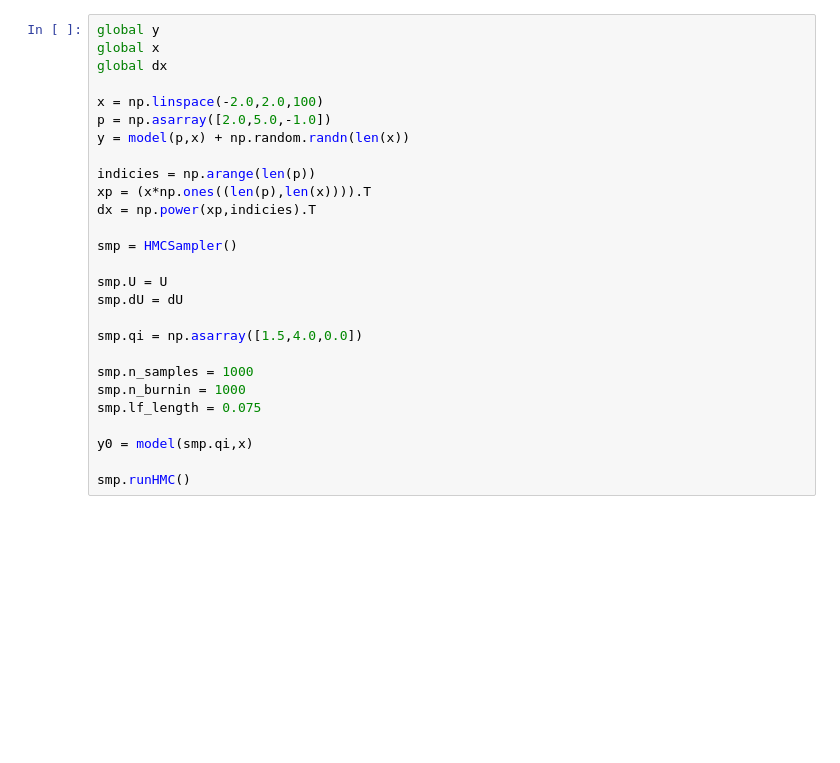
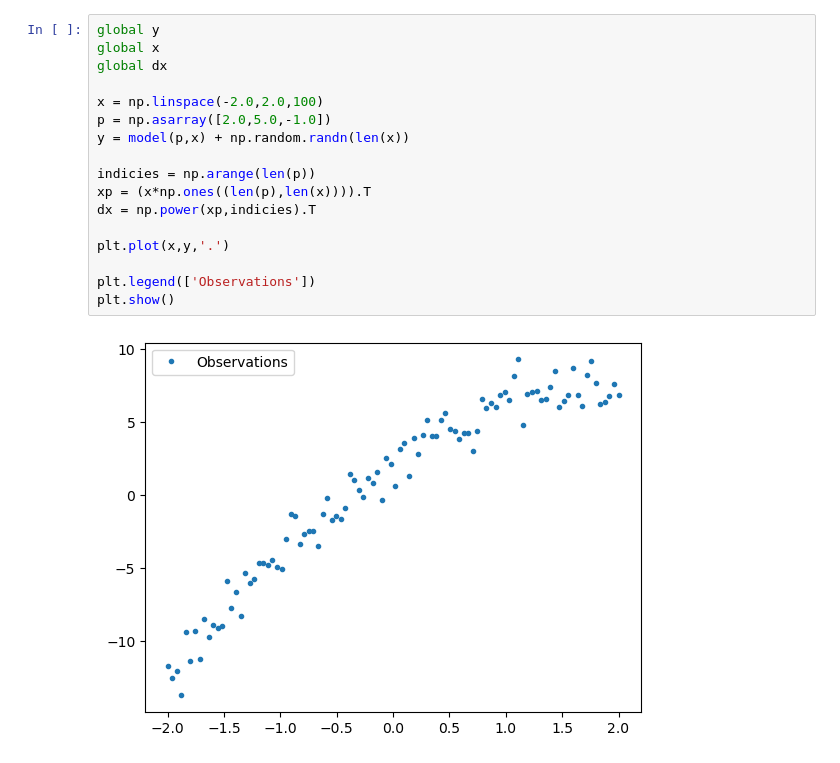
Before and after one commit to dylannpaterson/HMC, a Jupyter notebook: example.ipynb, the cells around one changed output. Saved outputs shown, nothing was run; the diff lists cells and outputs as text; blank space fills up the shorter version.

```diff
--- a/example.ipynb
+++ b/example.ipynb
@@ -19,27 +39,19 @@ def dmodel(q,x):
 # %%
 global y
 global x
 global dx
 
 x = np.linspace(-2.0,2.0,100)
 p = np.asarray([2.0,5.0,-1.0])
 y = model(p,x) + np.random.randn(len(x))
 
 indicies = np.arange(len(p))
 xp = (x*np.ones((len(p),len(x)))).T
 dx = np.power(xp,indicies).T
 
-smp = HMCSampler()
+plt.plot(x,y,'.')
 
-smp.U = U
-smp.dU = dU
-
-smp.qi = np.asarray([1.5,4.0,0.0])
-
-smp.n_samples = 1000
-smp.n_burnin = 1000
-smp.lf_length = 0.075
-
-y0 = model(smp.qi,x)
-
-smp.runHMC()
+plt.legend(['Observations'])
+plt.show()
+# %% [output]
+[figure, added]
```
Also changed, not shown: parts of 13 cells of this notebook, 1 other file.
